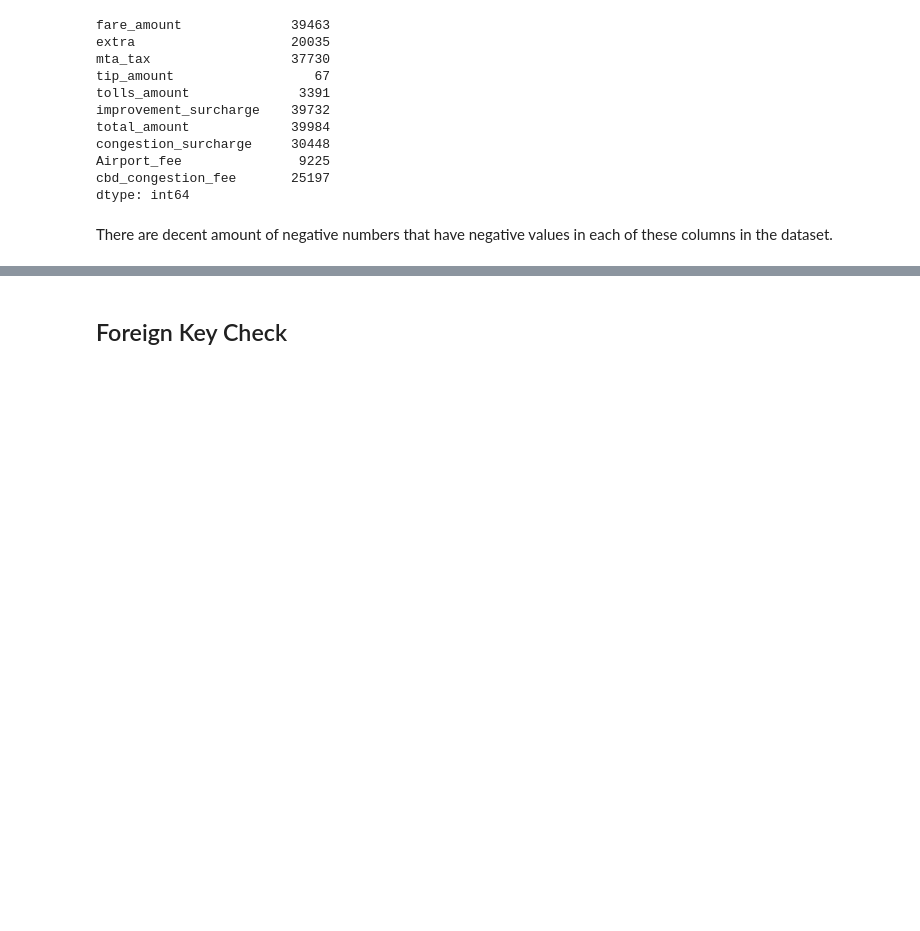
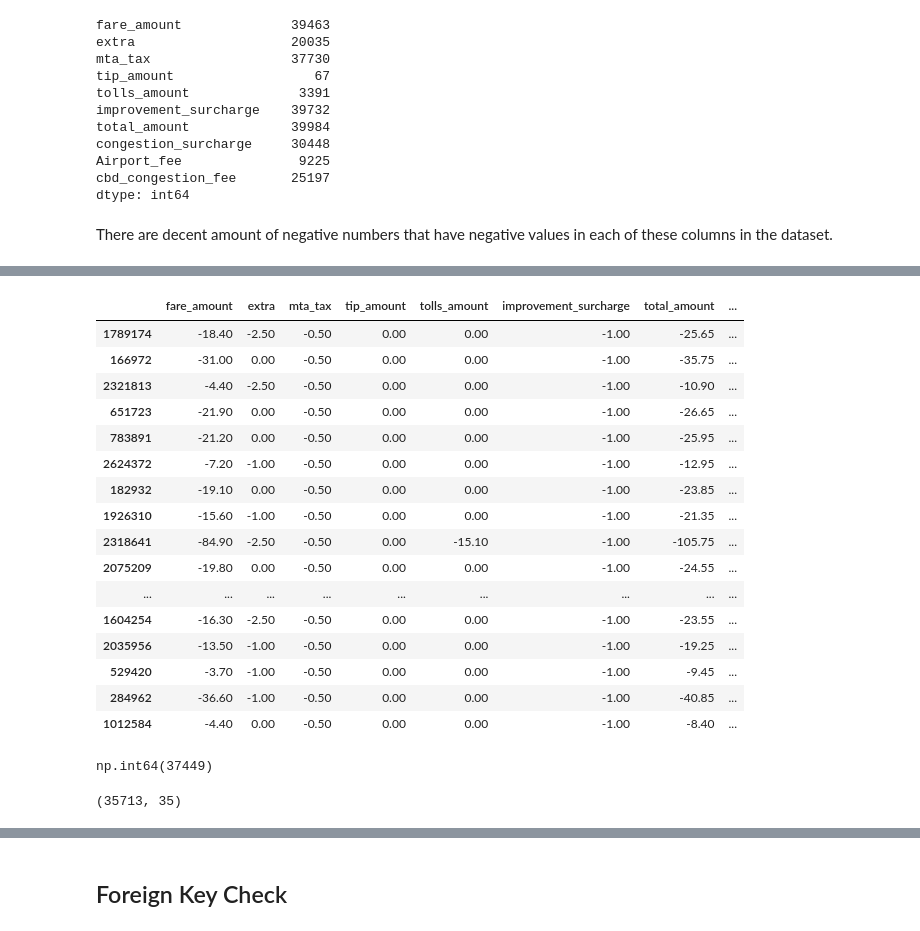
Before and after one commit to samuel54illinois/NYC_TLC_Trip_Record_Analysis, a Jupyter notebook: notebook_analysis/0_data_audit.ipynb, the cells around one changed output, grey strips where cells are left out. Saved outputs shown, nothing was run; the diff lists cells and outputs as text; code cells hidden in the pictures; blank space fills up the shorter version.

```diff
--- a/notebook_analysis/0_data_audit.ipynb
+++ b/notebook_analysis/0_data_audit.ipynb
@@ -616,0 +641,59 @@ There are decent amount of negative numbers that have negative values in each of
+# %%
+pattern_mask = (
+    (yellow_trip_data["fare_amount"] < 0) &
+    (yellow_trip_data["mta_tax"] < 0) &
+    (yellow_trip_data["improvement_surcharge"] < 0) &
+    (yellow_trip_data["total_amount"] < 0)
+)
+
+yellow_trip_data.loc[
+    pattern_mask,
+    money_columns + ["payment_type", "VendorID", "RatecodeID"]
+].sample(20)
+# %% [output]
+|  | fare_amount | extra | mta_tax | tip_amount | tolls_amount | improvement_surcharge | total_amount | ... |
+| 1789174 | -18.40 | -2.50 | -0.50 | 0.00 | 0.00 | -1.00 | -25.65 | ... |
+| 166972 | -31.00 | 0.00 | -0.50 | 0.00 | 0.00 | -1.00 | -35.75 | ... |
+| 2321813 | -4.40 | -2.50 | -0.50 | 0.00 | 0.00 | -1.00 | -10.90 | ... |
+| 651723 | -21.90 | 0.00 | -0.50 | 0.00 | 0.00 | -1.00 | -26.65 | ... |
+| 783891 | -21.20 | 0.00 | -0.50 | 0.00 | 0.00 | -1.00 | -25.95 | ... |
+| 2624372 | -7.20 | -1.00 | -0.50 | 0.00 | 0.00 | -1.00 | -12.95 | ... |
+| 182932 | -19.10 | 0.00 | -0.50 | 0.00 | 0.00 | -1.00 | -23.85 | ... |
+| 1926310 | -15.60 | -1.00 | -0.50 | 0.00 | 0.00 | -1.00 | -21.35 | ... |
+| 2318641 | -84.90 | -2.50 | -0.50 | 0.00 | -15.10 | -1.00 | -105.75 | ... |
+| 2075209 | -19.80 | 0.00 | -0.50 | 0.00 | 0.00 | -1.00 | -24.55 | ... |
+| ... | ... | ... | ... | ... | ... | ... | ... | ... |
+| 1604254 | -16.30 | -2.50 | -0.50 | 0.00 | 0.00 | -1.00 | -23.55 | ... |
+| 2035956 | -13.50 | -1.00 | -0.50 | 0.00 | 0.00 | -1.00 | -19.25 | ... |
+| 529420 | -3.70 | -1.00 | -0.50 | 0.00 | 0.00 | -1.00 | -9.45 | ... |
+| 284962 | -36.60 | -1.00 | -0.50 | 0.00 | 0.00 | -1.00 | -40.85 | ... |
+| 1012584 | -4.40 | 0.00 | -0.50 | 0.00 | 0.00 | -1.00 | -8.40 | ... |
+# %%
+pattern_mask.sum()
+# %% [output]
+np.int64(37449)
+# %%
+match_cols = [
+    "tpep_pickup_datetime",
+    "tpep_dropoff_datetime",
+    "PULocationID",
+    "DOLocationID",
+    "trip_distance"
+]
+
+negative_trips = yellow_trip_data[
+    yellow_trip_data["total_amount"] < 0
+].copy()
+
+positive_trips = yellow_trip_data[
+    yellow_trip_data["total_amount"] > 0
+].copy()
+
+matched_pairs = negative_trips.merge(
+    positive_trips,
+    on=match_cols,
+    suffixes=("_neg", "_pos")
+)
+matched_pairs.shape
+# %% [output]
+(35713, 35)
```
Also changed, not shown: parts of 6 cells of this notebook.
